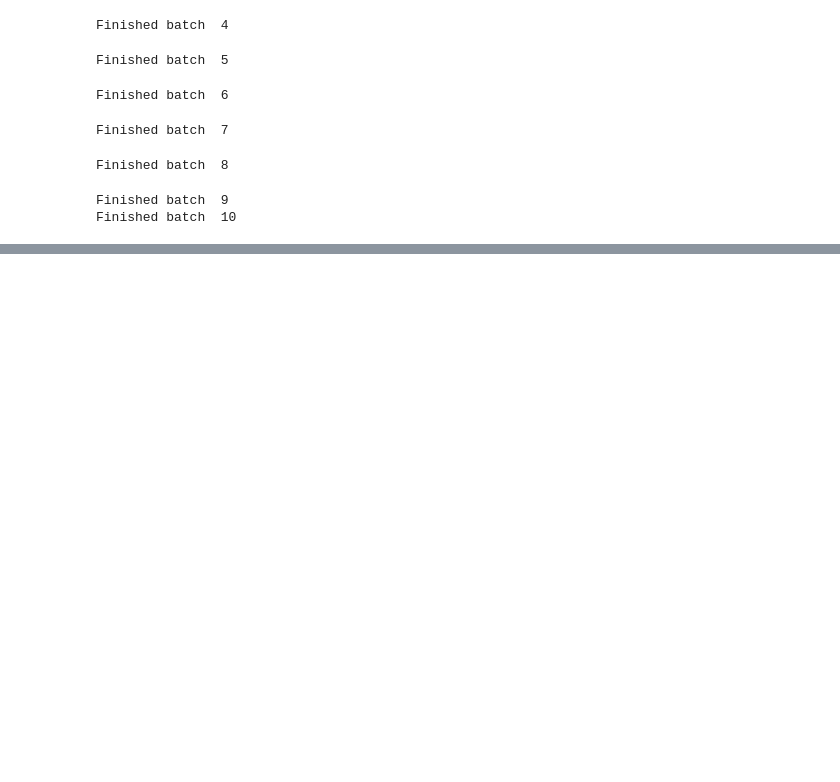
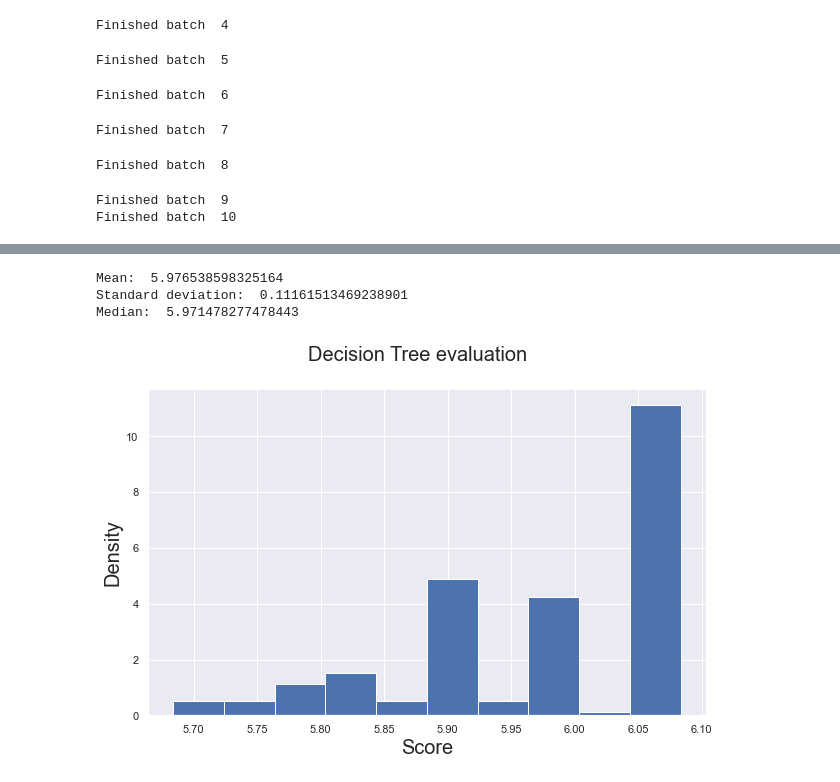
Before and after one commit to DQN-AGENTS-EESTECH22/ML-MODEL, a Jupyter notebook: jupyter kmeans/kmeans_evaluation.ipynb, the cells around one changed output, grey strips where cells are left out. Cells and saved outputs as stored; diff of their text form; code cells hidden in the pictures; blank space fills up the shorter version.

```diff
--- a/jupyter kmeans/kmeans_evaluation.ipynb
+++ b/jupyter kmeans/kmeans_evaluation.ipynb
@@ -60,6 +56,8 @@ def load_palette(mypath, batch):
 # %%
 # scoring_regressor = joblib.load(r"..\regressor\scoring_regressor.pkl")
 scoring_regressor = joblib.load(r"..\regressor\scoring_regressor_mturk.pkl")
+
+scoring_regressor2 = joblib.load(r"..\decision_tree\scoring_decisionTree_mturk.pkl")
 # %%
 def convert_rgb_to_hsv(rgb_palette):
 
@@ -174,0 +187,2 @@ Median:  5.5676423674152264
+# %%
+kmeans_scores2 = iterate_many_batches(num_batches=10, regressor=scoring_regressor2)
@@ -174,0 +200,24 @@ Median:  5.5676423674152264
+# %%
+fig = plt.figure(figsize=(10, 6))
+ax = fig.add_subplot()
+
+
+# mapear intervalo entre 0, 10
+rescaled_kmeans_scores2 = kmeans_scores2*0.3386079248416206
+rescaled_kmeans_scores2 += 2.983220571058007
+rescaled_kmeans_scores2 *= 2
+
+_ = ax.hist(rescaled_kmeans_scores2, bins=10, density=True)
+
+fig.suptitle('Decision Tree evaluation', fontsize=20)
+ax.set_xlabel('Score', fontsize=20)
+ax.set_ylabel('Density', fontsize=20)
+
+print("Mean: ", np.mean(rescaled_kmeans_scores2))
+print("Standard deviation: ", np.std(rescaled_kmeans_scores2))
+print("Median: ", np.median(rescaled_kmeans_scores2))
+# %% [output]
+Mean:  5.976538598325164
+Standard deviation:  0.11161513469238901
+Median:  5.971478277478443
+[figure, added]
```
Also changed, not shown: parts of 7 cells of this notebook, 18 other files.
